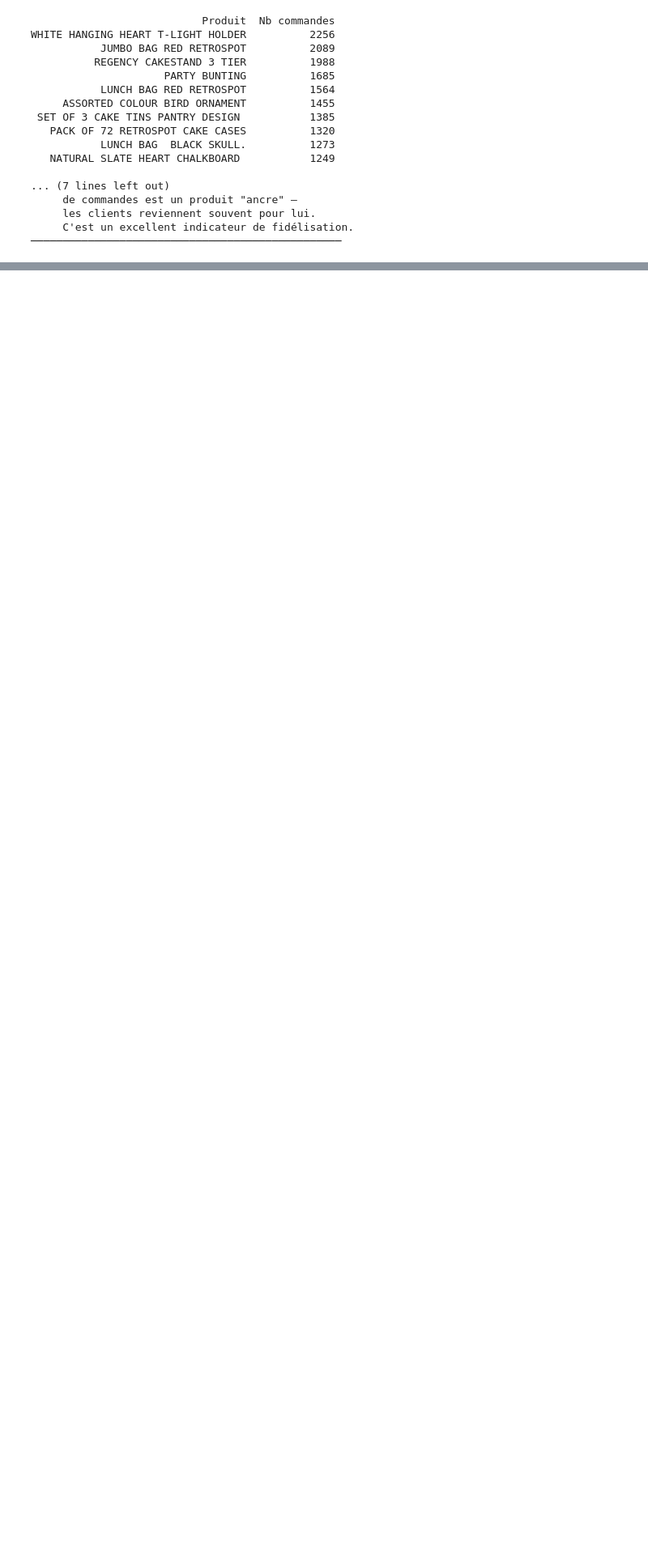
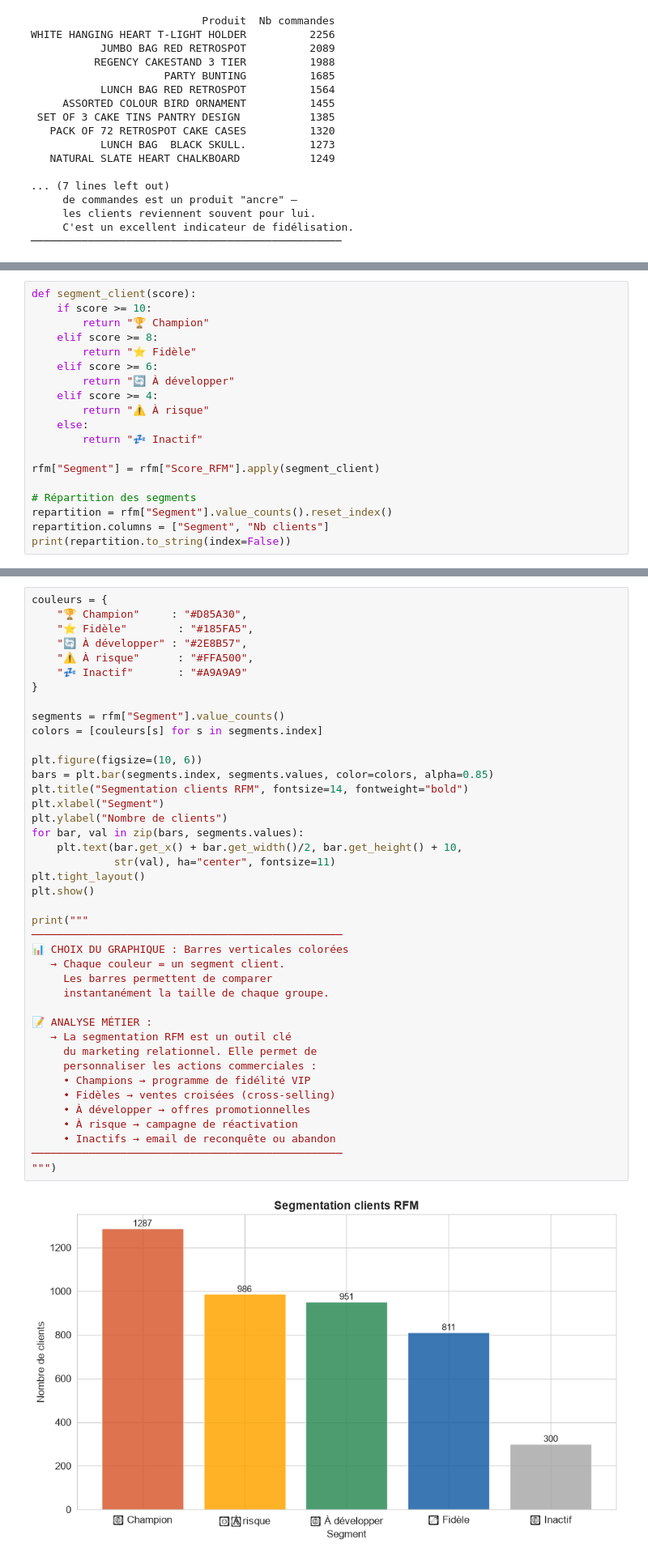
Before and after one commit to Fatima-Zahra37/Projet-vente-en-ligne_kaggle, a Jupyter notebook: notebooks/analyse.ipynb, the cells around one changed output, grey strips where cells are left out. Shown at 81% size. Cells and saved outputs as stored; diff of their text form; blank space fills up the shorter version.

```diff
--- a/notebooks/analyse.ipynb
+++ b/notebooks/analyse.ipynb
@@ -802,0 +873,19 @@ WHITE HANGING HEART T-LIGHT HOLDER 106236.72
+# %%
+def segment_client(score):
+    if score >= 10:
+        return "🏆 Champion"
+    elif score >= 8:
+        return "⭐ Fidèle"
+    elif score >= 6:
+        return "🔄 À développer"
+    elif score >= 4:
+        return "⚠️ À risque"
+    else:
+        return "💤 Inactif"
+
+rfm["Segment"] = rfm["Score_RFM"].apply(segment_client)
+
+# Répartition des segments
+repartition = rfm["Segment"].value_counts().reset_index()
+repartition.columns = ["Segment", "Nb clients"]
+print(repartition.to_string(index=False))
@@ -802,0 +901,43 @@ WHITE HANGING HEART T-LIGHT HOLDER 106236.72
+# %%
+couleurs = {
+    "🏆 Champion"     : "#D85A30",
+    "⭐ Fidèle"        : "#185FA5",
+    "🔄 À développer" : "#2E8B57",
+    "⚠️ À risque"      : "#FFA500",
+    "💤 Inactif"       : "#A9A9A9"
+}
+
+segments = rfm["Segment"].value_counts()
+colors = [couleurs[s] for s in segments.index]
+
+plt.figure(figsize=(10, 6))
+bars = plt.bar(segments.index, segments.values, color=colors, alpha=0.85)
+plt.title("Segmentation clients RFM", fontsize=14, fontweight="bold")
+plt.xlabel("Segment")
+plt.ylabel("Nombre de clients")
+for bar, val in zip(bars, segments.values):
+    plt.text(bar.get_x() + bar.get_width()/2, bar.get_height() + 10,
+             str(val), ha="center", fontsize=11)
+plt.tight_layout()
+plt.show()
+
+print("""
+─────────────────────────────────────────────────
+📊 CHOIX DU GRAPHIQUE : Barres verticales colorées
+   → Chaque couleur = un segment client.
+     Les barres permettent de comparer
+     instantanément la taille de chaque groupe.
+
+📝 ANALYSE MÉTIER :
+   → La segmentation RFM est un outil clé
+     du marketing relationnel. Elle permet de
+     personnaliser les actions commerciales :
+     • Champions → programme de fidélité VIP
+     • Fidèles → ventes croisées (cross-selling)
+     • À développer → offres promotionnelles
+     • À risque → campagne de réactivation
+     • Inactifs → email de reconquête ou abandon
+─────────────────────────────────────────────────
+""")
+# %% [output]
+[figure, added]
```
Also changed, not shown: parts of 23 cells of this notebook.
